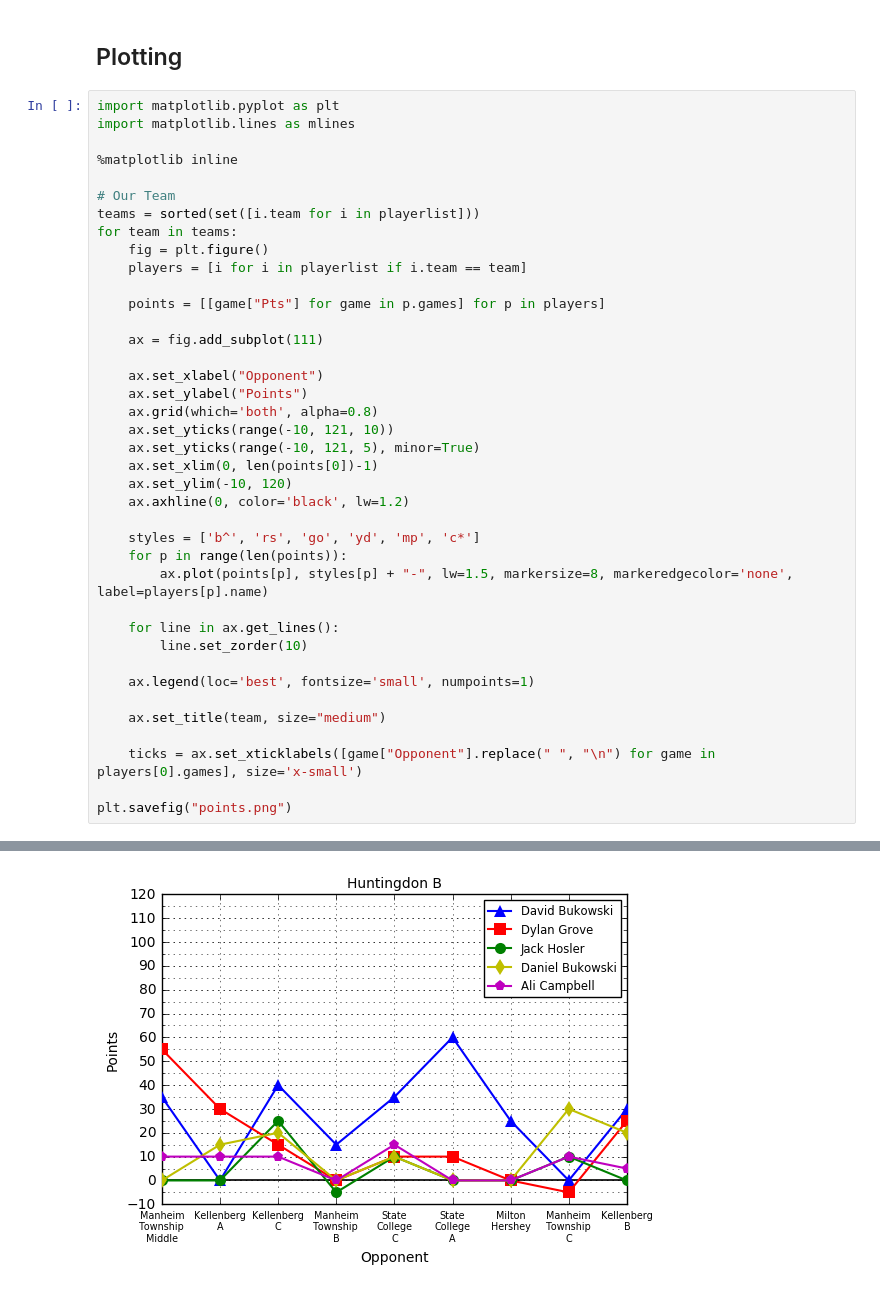
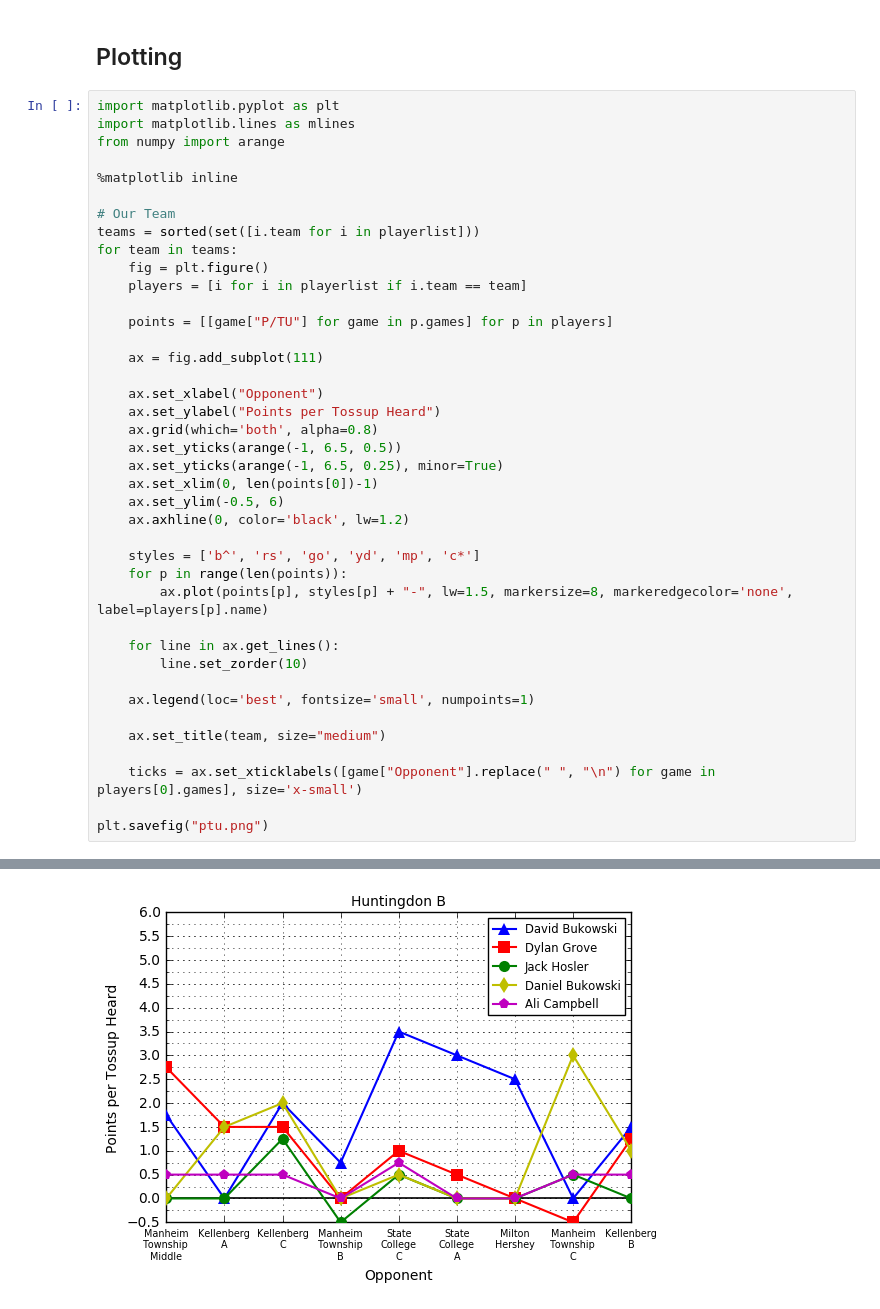
Before and after one commit to acz13/notebooks, a Jupyter notebook: Quiz%2BBowl.ipynb, the cells around one changed output, grey strips where cells are left out. Cells and saved outputs as stored; diff of their text form.

```diff
--- a/Quiz%2BBowl.ipynb
+++ b/Quiz%2BBowl.ipynb
@@ -47,6 +47,7 @@ Pretty basic stuff. We define a class `Player` with all the info from the tables
 # %%
 import matplotlib.pyplot as plt
 import matplotlib.lines as mlines
+from numpy import arange
 
 %matplotlib inline
 
@@ -56,17 +57,17 @@ for team in teams:
     fig = plt.figure()
     players = [i for i in playerlist if i.team == team]
 
-    points = [[game["Pts"] for game in p.games] for p in players]
+    points = [[game["P/TU"] for game in p.games] for p in players]
 
     ax = fig.add_subplot(111)
 
     ax.set_xlabel("Opponent")
-    ax.set_ylabel("Points")
+    ax.set_ylabel("Points per Tossup Heard")
     ax.grid(which='both', alpha=0.8)
-    ax.set_yticks(range(-10, 121, 10))
-    ax.set_yticks(range(-10, 121, 5), minor=True)
+    ax.set_yticks(arange(-1, 6.5, 0.5))
+    ax.set_yticks(arange(-1, 6.5, 0.25), minor=True)
     ax.set_xlim(0, len(points[0])-1)
-    ax.set_ylim(-10, 120)
+    ax.set_ylim(-0.5, 6)
     ax.axhline(0, color='black', lw=1.2)
 
     styles = ['b^', 'rs', 'go', 'yd', 'mp', 'c*']
@@ -82,5 +83,5 @@ for team in teams:
 
     ticks = ax.set_xticklabels([game["Opponent"].replace(" ", "\n") for game in players[0].games], size='x-small')
 
-plt.savefig("points.png")
+plt.savefig("ptu.png")
 # %% [output]
@@ -89 +90 @@ plt.savefig("points.png")
-[figure, old version]
+[figure, new version]
```
Also changed, not shown: parts of 1 cell of this notebook.
